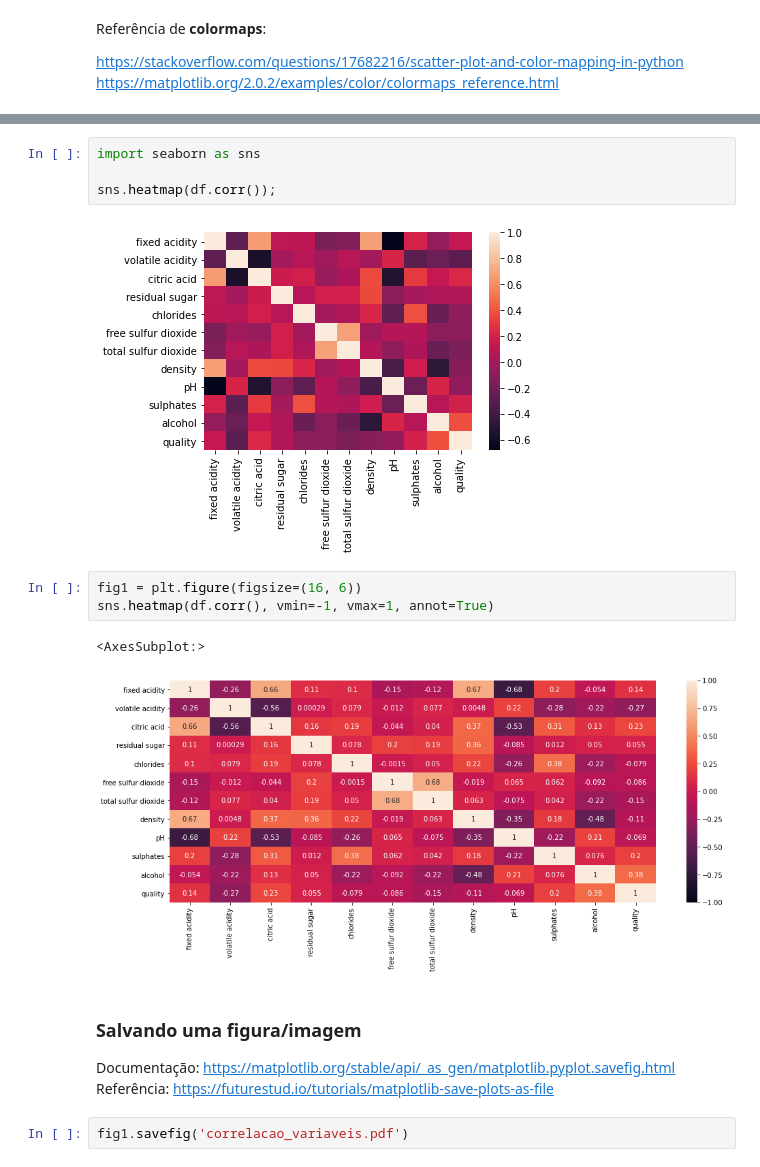
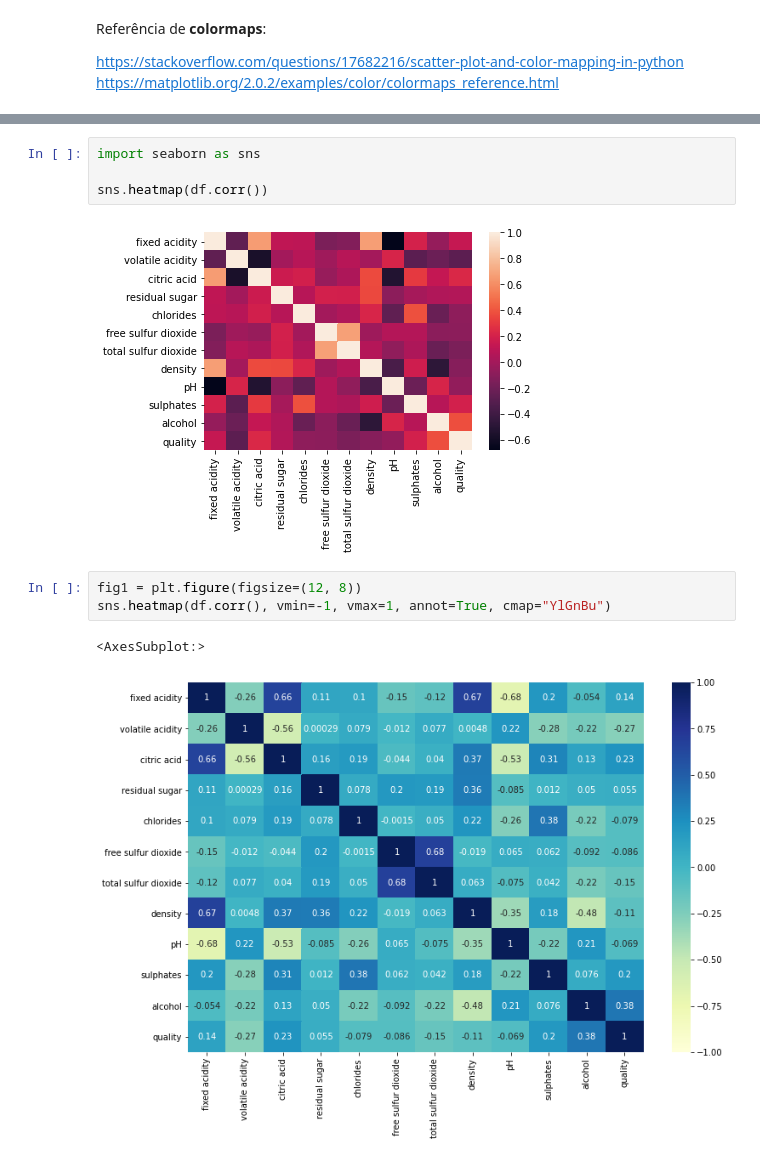
Before and after one commit to samirsaliba/competicao-vinho-minicurso, a Jupyter notebook: visualizacao_dados.ipynb, the cells around one changed output, grey strips where cells are left out. Cells and saved outputs as stored; diff of their text form.

Commit message:
Como adicionar legendas e subplots

```diff
--- a/visualizacao_dados.ipynb
+++ b/visualizacao_dados.ipynb
@@ -171,19 +216,12 @@ df.corr()
 # %%
 import seaborn as sns
 
-sns.heatmap(df.corr());
+sns.heatmap(df.corr())
 # %% [output]
 [figure]
 # %%
-fig1 = plt.figure(figsize=(16, 6))
-sns.heatmap(df.corr(), vmin=-1, vmax=1, annot=True)
+fig1 = plt.figure(figsize=(12, 8))
+sns.heatmap(df.corr(), vmin=-1, vmax=1, annot=True, cmap="YlGnBu")
 # %% [output]
 <AxesSubplot:>
-[figure, old version]
+[figure, new version]
-# %% [markdown]
-### Salvando uma figura/imagem
-
-Documentação: https://matplotlib.org/stable/api/_as_gen/matplotlib.pyplot.savefig.html
-Referência: https://futurestud.io/tutorials/matplotlib-save-plots-as-file
-# %%
-fig1.savefig('correlacao_variaveis.pdf')
```
Also changed, not shown: parts of 29 cells of this notebook, 1 other file.
